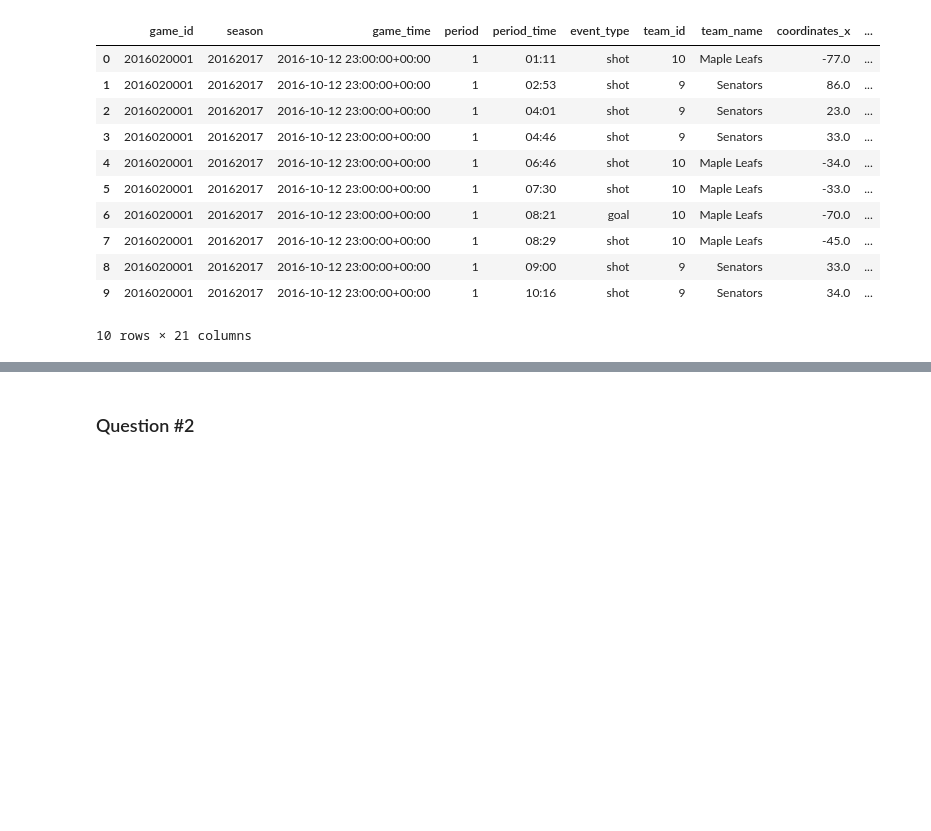
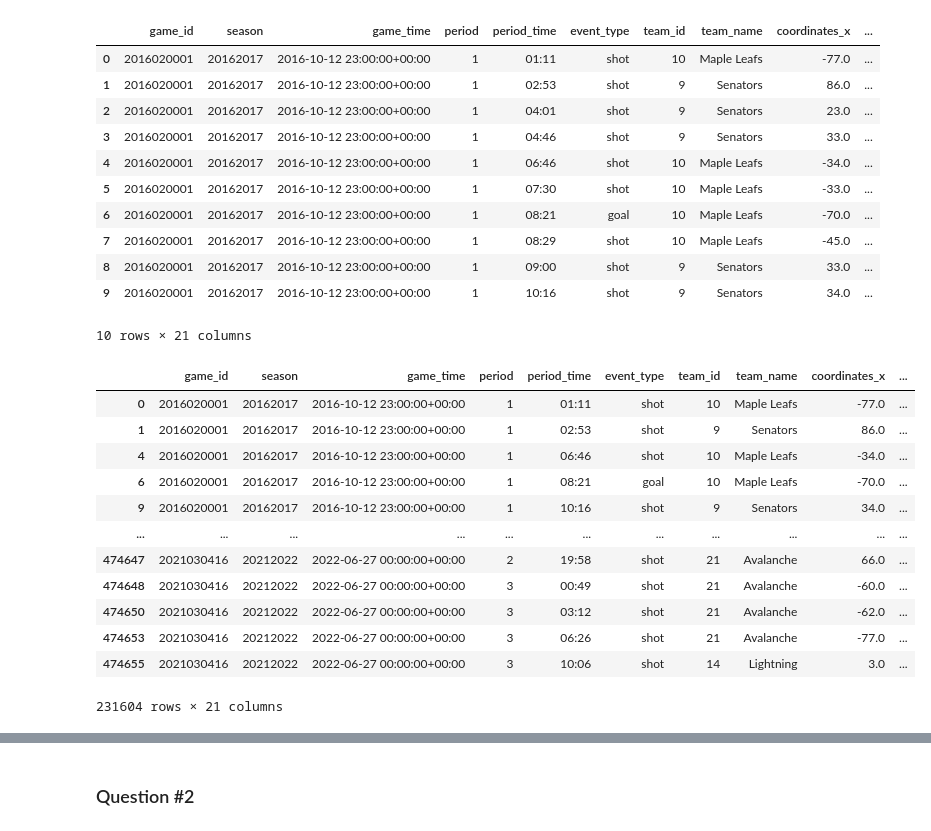
Before and after one commit to d1amondb0t/ift-6758-m1, a Jupyter notebook: notebooks/feature_engineering_one.ipynb, the cells around one changed output, grey strips where cells are left out. Cells and saved outputs as stored; diff of their text form; code cells hidden in the pictures; blank space fills up the shorter version.

```diff
--- a/notebooks/feature_engineering_one.ipynb
+++ b/notebooks/feature_engineering_one.ipynb
@@ -20,6 +21,22 @@ df.head(10)
 | 8 | 2016020001 | 20162017 | 2016-10-12 23:00:00+00:00 | 1 | 09:00 | shot | 9 | Senators | 33.0 | ... |
 | 9 | 2016020001 | 20162017 | 2016-10-12 23:00:00+00:00 | 1 | 10:16 | shot | 9 | Senators | 34.0 | ... |
 10 rows × 21 columns
+# %%
+df[df['shot_angle'] < 0]
+# %% [output]
+|  | game_id | season | game_time | period | period_time | event_type | team_id | team_name | coordinates_x | ... |
+| 0 | 2016020001 | 20162017 | 2016-10-12 23:00:00+00:00 | 1 | 01:11 | shot | 10 | Maple Leafs | -77.0 | ... |
+| 1 | 2016020001 | 20162017 | 2016-10-12 23:00:00+00:00 | 1 | 02:53 | shot | 9 | Senators | 86.0 | ... |
+| 4 | 2016020001 | 20162017 | 2016-10-12 23:00:00+00:00 | 1 | 06:46 | shot | 10 | Maple Leafs | -34.0 | ... |
+| 6 | 2016020001 | 20162017 | 2016-10-12 23:00:00+00:00 | 1 | 08:21 | goal | 10 | Maple Leafs | -70.0 | ... |
+| 9 | 2016020001 | 20162017 | 2016-10-12 23:00:00+00:00 | 1 | 10:16 | shot | 9 | Senators | 34.0 | ... |
+| ... | ... | ... | ... | ... | ... | ... | ... | ... | ... | ... |
+| 474647 | 2021030416 | 20212022 | 2022-06-27 00:00:00+00:00 | 2 | 19:58 | shot | 21 | Avalanche | 66.0 | ... |
+| 474648 | 2021030416 | 20212022 | 2022-06-27 00:00:00+00:00 | 3 | 00:49 | shot | 21 | Avalanche | -60.0 | ... |
+| 474650 | 2021030416 | 20212022 | 2022-06-27 00:00:00+00:00 | 3 | 03:12 | shot | 21 | Avalanche | -62.0 | ... |
+| 474653 | 2021030416 | 20212022 | 2022-06-27 00:00:00+00:00 | 3 | 06:26 | shot | 21 | Avalanche | -77.0 | ... |
+| 474655 | 2021030416 | 20212022 | 2022-06-27 00:00:00+00:00 | 3 | 10:06 | shot | 14 | Lightning | 3.0 | ... |
+231604 rows × 21 columns
 # %%
 import matplotlib.pyplot as plt
 
```
Also changed, not shown: parts of 9 cells of this notebook, 1 other file.
